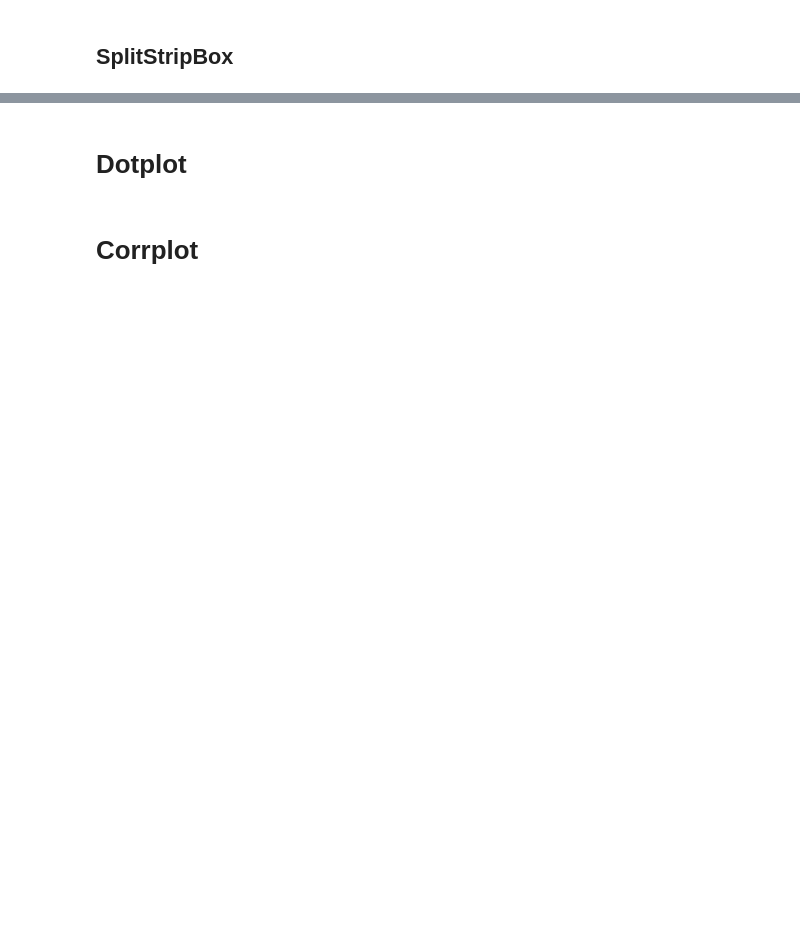
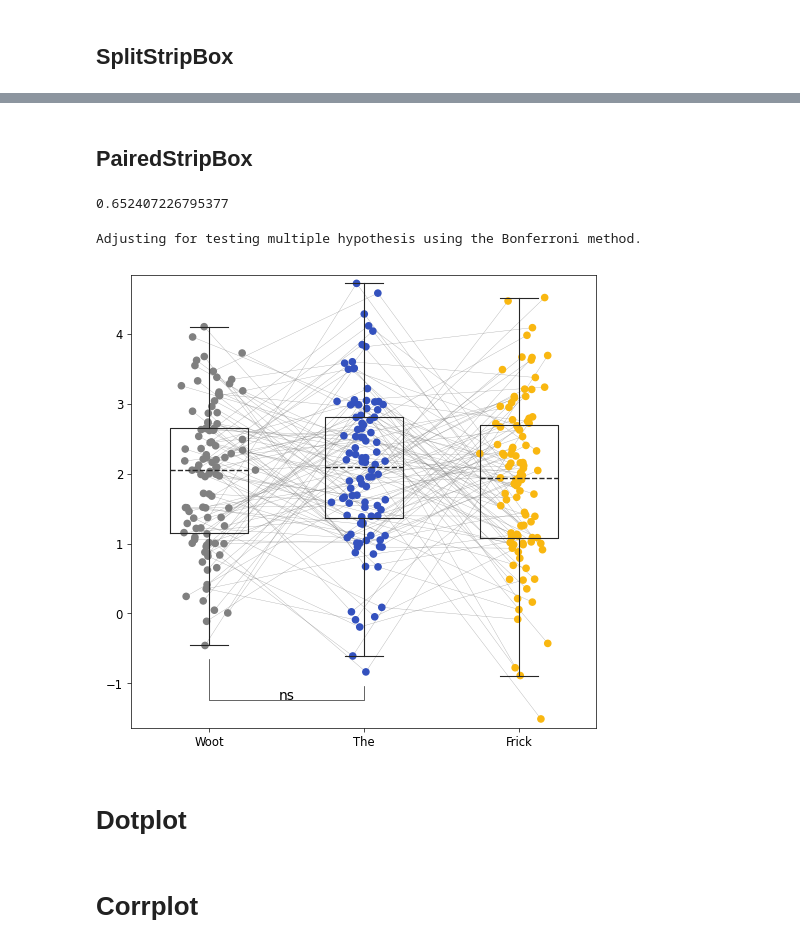
Before and after one commit to fossbert/Python_Packages, a Jupyter notebook: Dev_cbviz.ipynb, the cells around one changed output, grey strips where cells are left out. Cells and saved outputs as stored; diff of their text form; code cells hidden in the pictures; blank space fills up the shorter version.

Commit message:
PairedStrip

```diff
--- a/Dev_cbviz.ipynb
+++ b/Dev_cbviz.ipynb
@@ -369,0 +315,5 @@ array([array([0.95948562, 3.1524093 , 2.87887979, 2.97387256, 1.54550401,
+# %% [markdown]
+## PairedStripBox
+# %%
+Y = np.random.normal((2,2,2), scale=1, size=(100,3))
+X = np.random.normal((1,2,3), scale=0.08, size=(100, 3))
@@ -369,0 +322,17 @@ array([array([0.95948562, 3.1524093 , 2.87887979, 2.97387256, 1.54550401,
+# %%
+pbp = PairedStripBox(pd.DataFrame(Y, columns=('Woot', 'The', 'Frick')), jitter=0.08)
+# %%
+pbp.stat_df.loc[('Woot', 'The'), 'pval']
+# %% [output]
+0.652407226795377
+# %%
+fig, ax = plt.subplots(figsize=(6,6), dpi=100)
+plt.style.use('paper')
+
+pbp.boxplt(ax=ax)
+pbp.add_strips(ax=ax, strip_colors=['0.5', 'C0', 'C1'], s=20)
+pbp.connect_strips(ax=ax)
+pbp.add_pair_p('Woot', 'Frick', connect_top=False, fontsize='xx-small')
+# %% [output]
+Adjusting for testing multiple hypothesis using the Bonferroni method.
+[figure, added]
```
Also changed, not shown: parts of 17 cells of this notebook, 3 other files.
